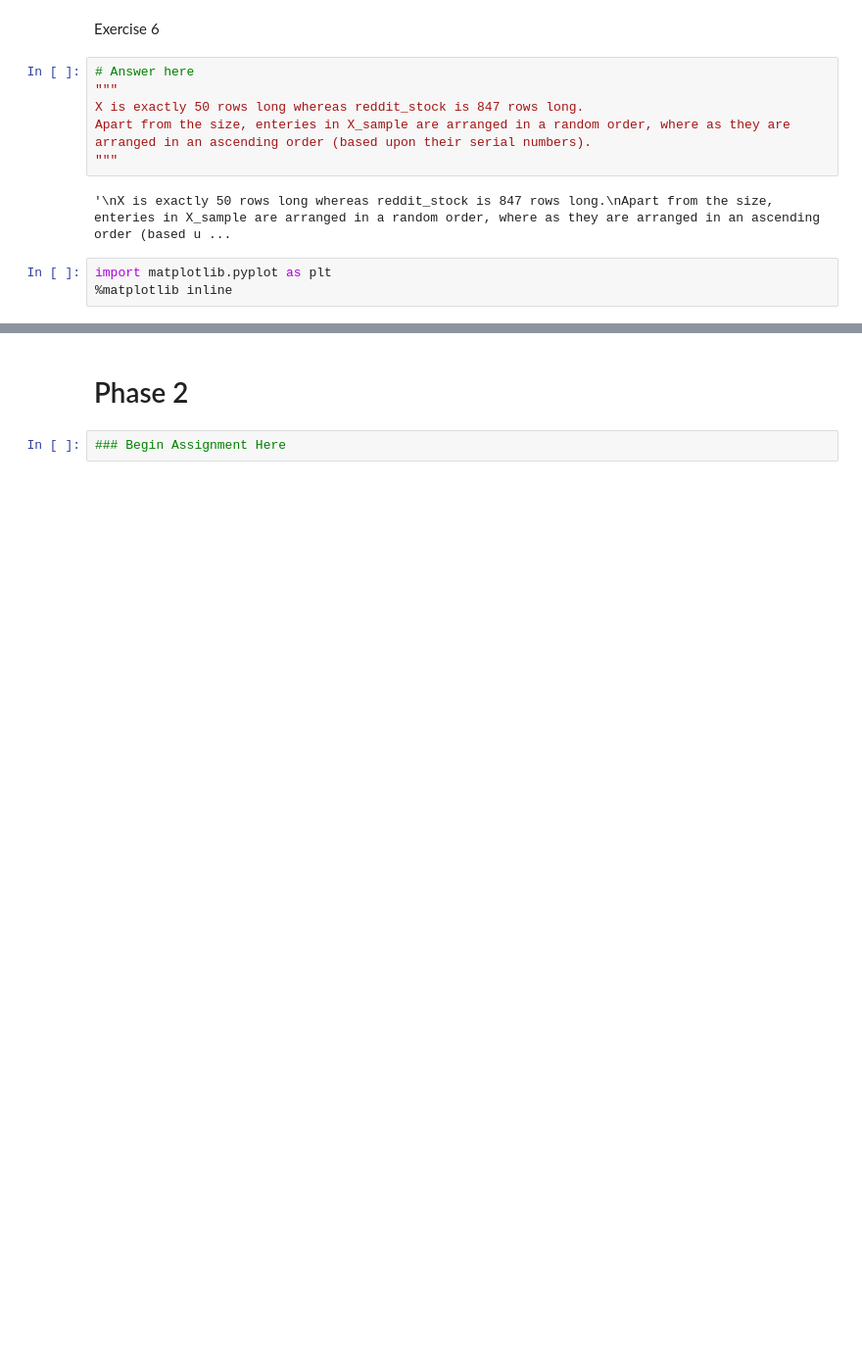
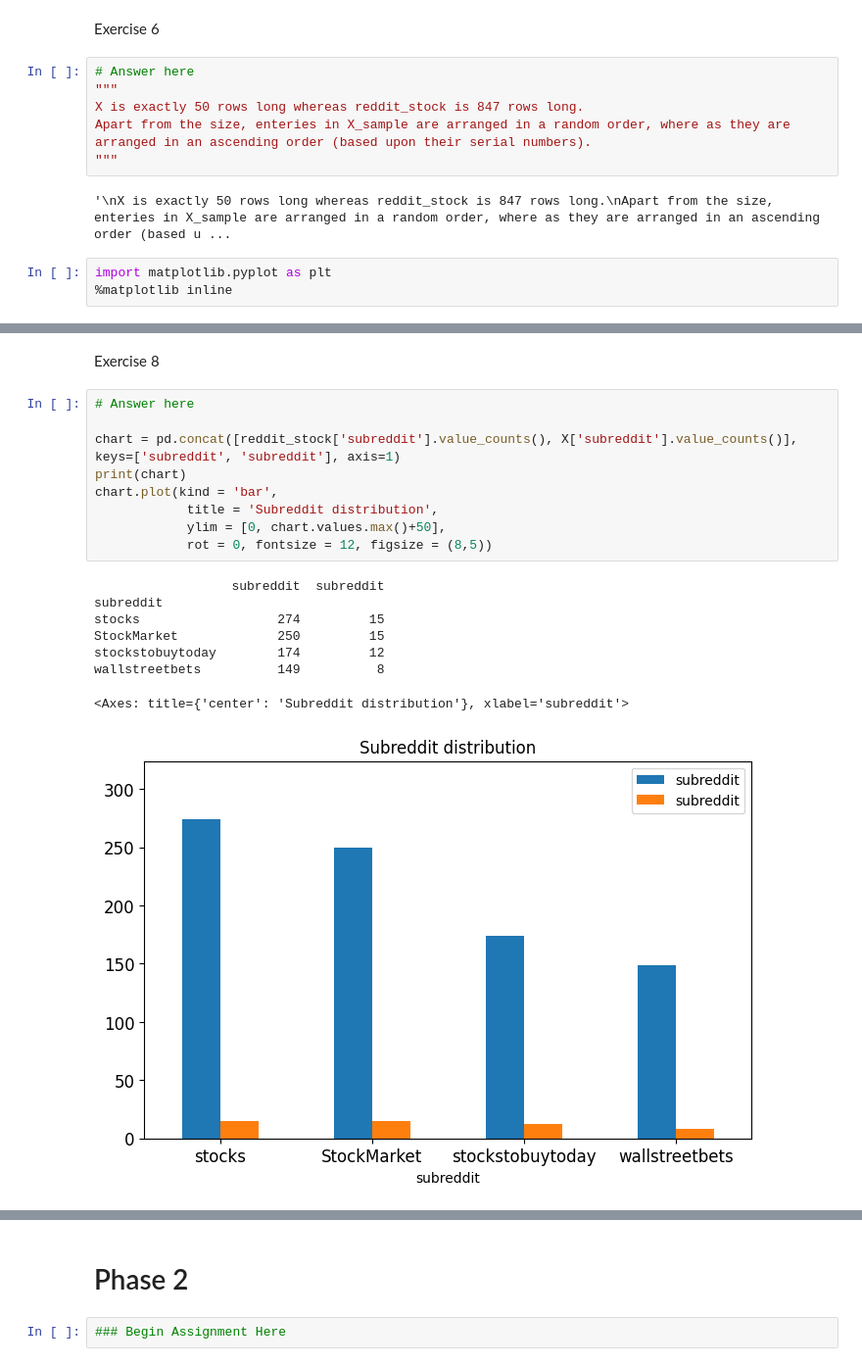
Before and after one commit to vishxrad/DM2025-Lab1-Exercise, a Jupyter notebook: DM2025-Lab1-Homework.ipynb, the cells around one changed output, grey strips where cells are left out. Shown: that part at 98% size. Saved outputs shown, nothing was run; the diff lists cells and outputs as text; blank space fills up the shorter version.

```diff
--- a/DM2025-Lab1-Homework.ipynb
+++ b/DM2025-Lab1-Homework.ipynb
@@ -283,0 +310,20 @@ Name: subreddit, Length: 847, dtype: object
+# %% [markdown]
+Exercise 8
+# %%
+# Answer here
+
+chart = pd.concat([reddit_stock['subreddit'].value_counts(), X['subreddit'].value_counts()], keys=['subreddit', 'subreddit'], axis=1)
+print(chart)
+chart.plot(kind = 'bar',
+            title = 'Subreddit distribution',
+            ylim = [0, chart.values.max()+50],
+            rot = 0, fontsize = 12, figsize = (8,5))
+# %% [output]
+                  subreddit  subreddit
+subreddit
+stocks                  274         15
+StockMarket             250         15
+stockstobuytoday        174         12
+wallstreetbets          149          8
+<Axes: title={'center': 'Subreddit distribution'}, xlabel='subreddit'>
+[figure, added]
```
Also changed, not shown: parts of 21 cells of this notebook, 1 other file.
